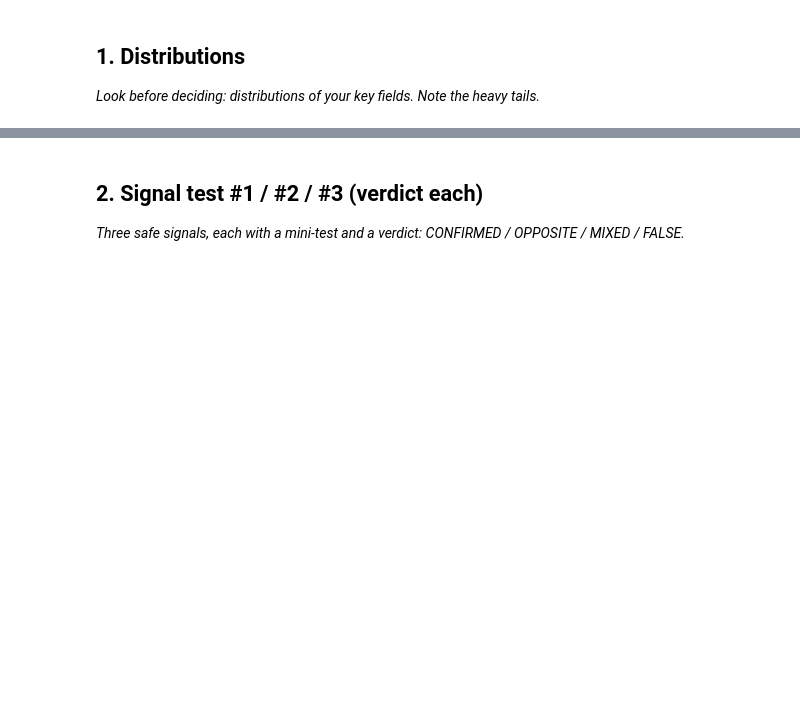
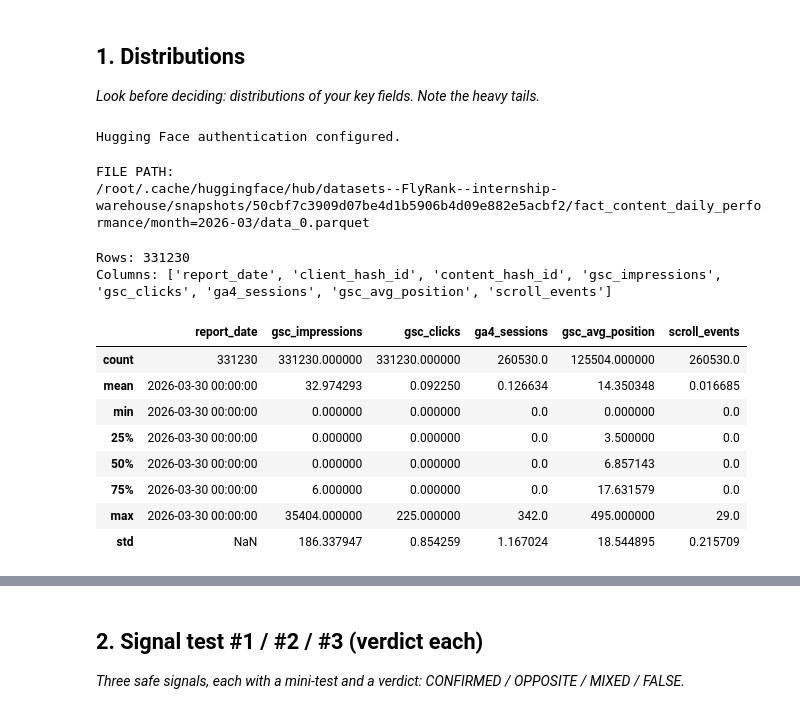
Before and after one commit to eshaamirmalik-sketch/flyrank-ml-internship, a Jupyter notebook: work/notebooks/w04_signal_audit.ipynb, the cells around one changed output, grey strips where cells are left out. Saved outputs shown, nothing was run; the diff lists cells and outputs as text; code cells hidden in the pictures; blank space fills up the shorter version.

```diff
--- a/work/notebooks/w04_signal_audit.ipynb
+++ b/work/notebooks/w04_signal_audit.ipynb
@@ -12,0 +19,65 @@ This skeleton is yours to fill. Work the sections **in order** — each one has
+# %%
+import duckdb
+
+con = duckdb.connect()
+
+con.execute("""
+CREATE SECRET hf_token (
+    TYPE HUGGINGFACE,
+    PROVIDER credential_chain
+);
+""")
+
+print("Hugging Face authentication configured.")
+# %% [output]
+Hugging Face authentication configured.
+# %%
+from huggingface_hub import hf_hub_download
+
+file_path = hf_hub_download(
+    repo_id="FlyRank/internship-warehouse",
+    filename="fact_content_daily_performance/month=2026-03/data_0.parquet",
+    repo_type="dataset"
+)
+
+print("FILE PATH:")
+print(file_path)
+# %% [output]
+FILE PATH:
+/root/.cache/huggingface/hub/datasets--FlyRank--internship-warehouse/snapshots/50cbf7c3909d07be4d1b5906b4d09e882e5acbf2/fact_content_daily_performance/month=2026-03/data_0.parquet
+# %%
+import duckdb
+import pandas as pd
+
+con = duckdb.connect()
+
+df = con.execute("""
+SELECT
+    report_date,
+    client_hash_id,
+    content_hash_id,
+    gsc_impressions,
+    gsc_clicks,
+    ga4_sessions,
+    gsc_avg_position,
+    scroll_events
+FROM read_parquet(?)
+WHERE report_date = '2026-03-30'
+""", [file_path]).df()
+
+print("Rows:", len(df))
+print("Columns:", df.columns.tolist())
+
+df.describe()
+# %% [output]
+Rows: 331230
+Columns: ['report_date', 'client_hash_id', 'content_hash_id', 'gsc_impressions', 'gsc_clicks', 'ga4_sessions', 'gsc_avg_position', 'scroll_events']
+|  | report_date | gsc_impressions | gsc_clicks | ga4_sessions | gsc_avg_position | scroll_events |
+| count | 331230 | 331230.000000 | 331230.000000 | 260530.0 | 125504.000000 | 260530.0 |
+| mean | 2026-03-30 00:00:00 | 32.974293 | 0.092250 | 0.126634 | 14.350348 | 0.016685 |
+| min | 2026-03-30 00:00:00 | 0.000000 | 0.000000 | 0.0 | 0.000000 | 0.0 |
+| 25% | 2026-03-30 00:00:00 | 0.000000 | 0.000000 | 0.0 | 3.500000 | 0.0 |
+| 50% | 2026-03-30 00:00:00 | 0.000000 | 0.000000 | 0.0 | 6.857143 | 0.0 |
+| 75% | 2026-03-30 00:00:00 | 6.000000 | 0.000000 | 0.0 | 17.631579 | 0.0 |
+| max | 2026-03-30 00:00:00 | 35404.000000 | 225.000000 | 342.0 | 495.000000 | 29.0 |
+| std | NaN | 186.337947 | 0.854259 | 1.167024 | 18.544895 | 0.215709 |
```
Also changed, not shown: parts of 11 cells of this notebook.
